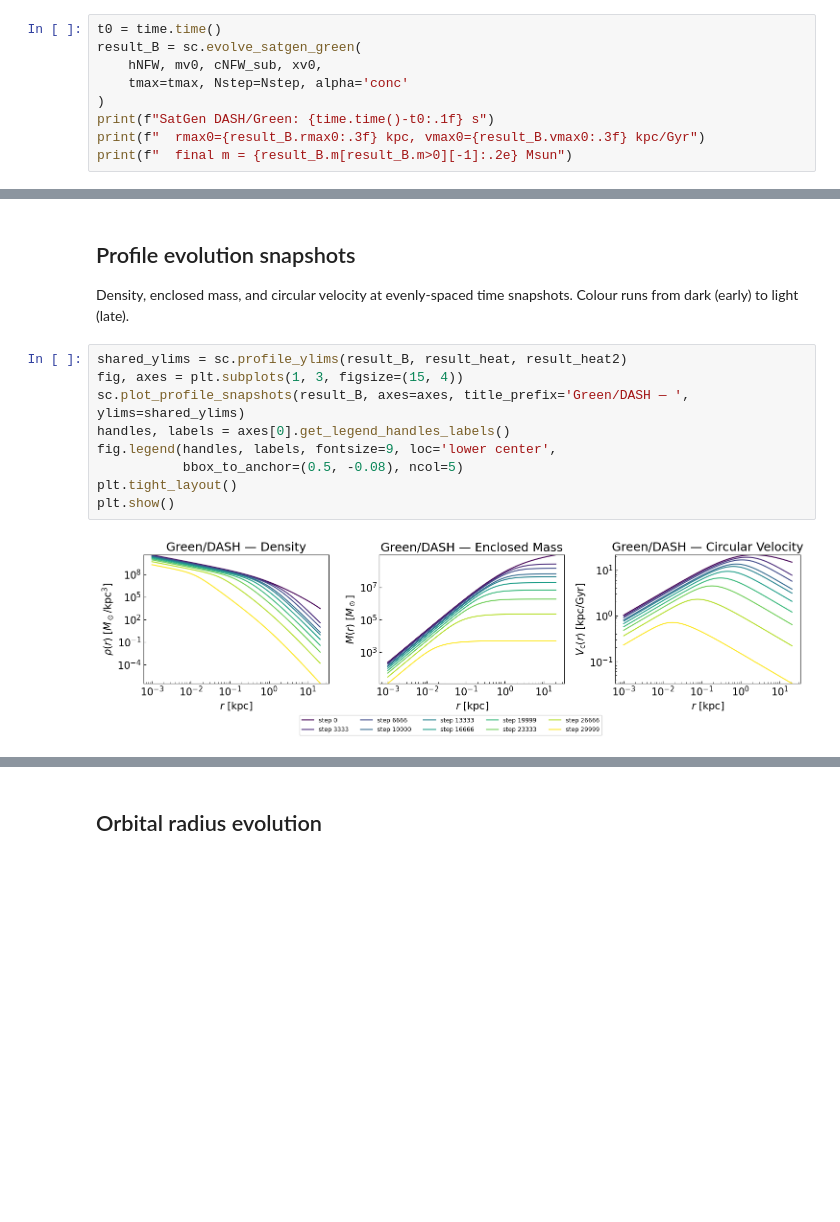
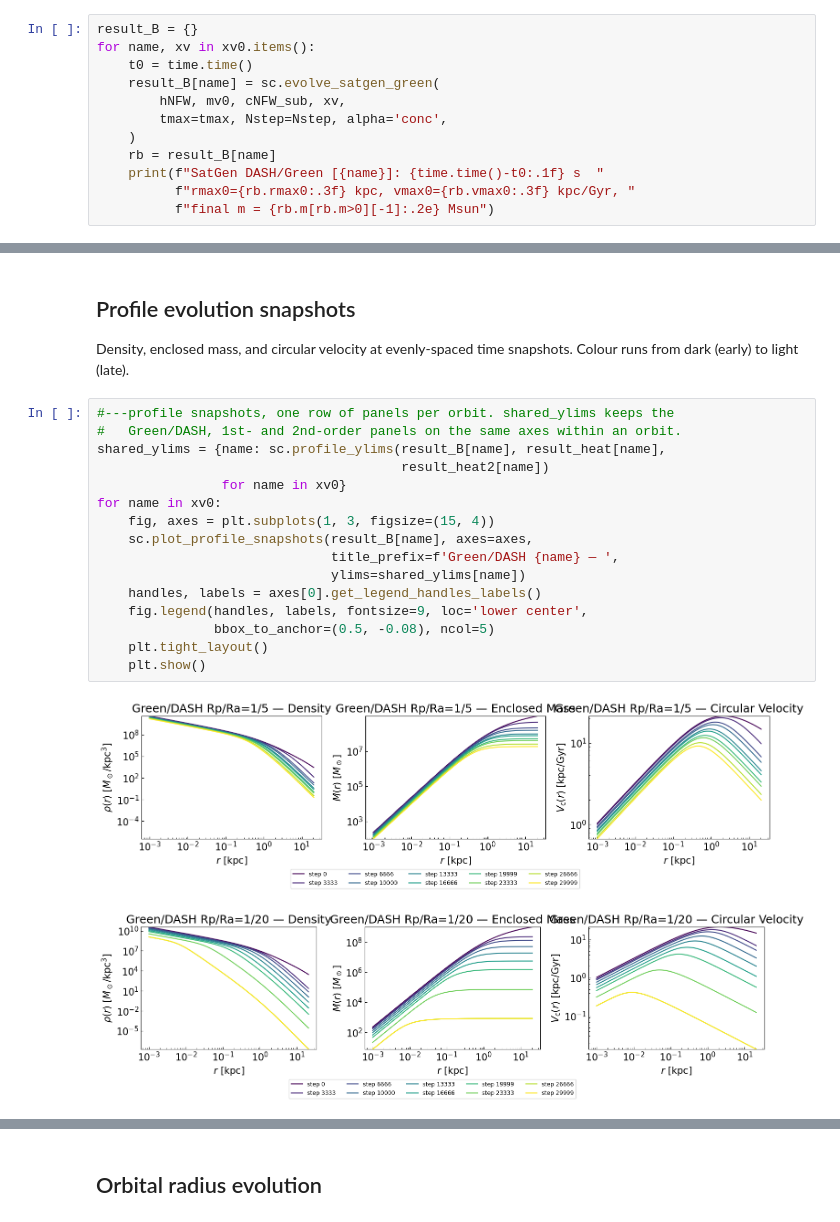
Before and after one commit to fabiokung/SatGen, a Jupyter notebook: stripping_nfw.ipynb, the cells around one changed output, grey strips where cells are left out. Drawn from its saved outputs; the diff is of its cells as text; blank space fills up the shorter version.

```diff
--- a/stripping_nfw.ipynb
+++ b/stripping_nfw.ipynb
@@ -118,12 +122,15 @@ Mirrors `SubEvo.py`: construct a `Green(mv0, cNFW_sub)` profile and evolve it wi
 `ev.msub` (King62 mass loss). After each step `s.update_mass(m)` reshapes the profile
 via the DASH transfer function — exponentially truncated NFW, no Dekel refit.
 # %%
-t0 = time.time()
-result_B = sc.evolve_satgen_green(
-    hNFW, mv0, cNFW_sub, xv0,
-    tmax=tmax, Nstep=Nstep, alpha='conc'
-)
-print(f"SatGen DASH/Green: {time.time()-t0:.1f} s")
-print(f"  rmax0={result_B.rmax0:.3f} kpc, vmax0={result_B.vmax0:.3f} kpc/Gyr")
-print(f"  final m = {result_B.m[result_B.m>0][-1]:.2e} Msun")
+result_B = {}
+for name, xv in xv0.items():
+    t0 = time.time()
+    result_B[name] = sc.evolve_satgen_green(
+        hNFW, mv0, cNFW_sub, xv,
+        tmax=tmax, Nstep=Nstep, alpha='conc',
+    )
+    rb = result_B[name]
+    print(f"SatGen DASH/Green [{name}]: {time.time()-t0:.1f} s  "
+          f"rmax0={rb.rmax0:.3f} kpc, vmax0={rb.vmax0:.3f} kpc/Gyr, "
+          f"final m = {rb.m[rb.m>0][-1]:.2e} Msun")
 # %% [output]
@@ -277,14 +283,22 @@ plt.show()
 Density, enclosed mass, and circular velocity at evenly-spaced time snapshots.
 Colour runs from dark (early) to light (late).
 # %%
-shared_ylims = sc.profile_ylims(result_B, result_heat, result_heat2)
-fig, axes = plt.subplots(1, 3, figsize=(15, 4))
-sc.plot_profile_snapshots(result_B, axes=axes, title_prefix='Green/DASH — ', ylims=shared_ylims)
-handles, labels = axes[0].get_legend_handles_labels()
-fig.legend(handles, labels, fontsize=9, loc='lower center',
-           bbox_to_anchor=(0.5, -0.08), ncol=5)
-plt.tight_layout()
-plt.show()
+#---profile snapshots, one row of panels per orbit. shared_ylims keeps the
+#   Green/DASH, 1st- and 2nd-order panels on the same axes within an orbit.
+shared_ylims = {name: sc.profile_ylims(result_B[name], result_heat[name],
+                                       result_heat2[name])
+                for name in xv0}
+for name in xv0:
+    fig, axes = plt.subplots(1, 3, figsize=(15, 4))
+    sc.plot_profile_snapshots(result_B[name], axes=axes,
+                              title_prefix=f'Green/DASH {name} — ',
+                              ylims=shared_ylims[name])
+    handles, labels = axes[0].get_legend_handles_labels()
+    fig.legend(handles, labels, fontsize=9, loc='lower center',
+               bbox_to_anchor=(0.5, -0.08), ncol=5)
+    plt.tight_layout()
+    plt.show()
 # %% [output]
-[figure, old version]
+[figure, new version]
+[figure, added]
 # %%
```
Also changed, not shown: parts of 16 cells of this notebook, 15 other files.
